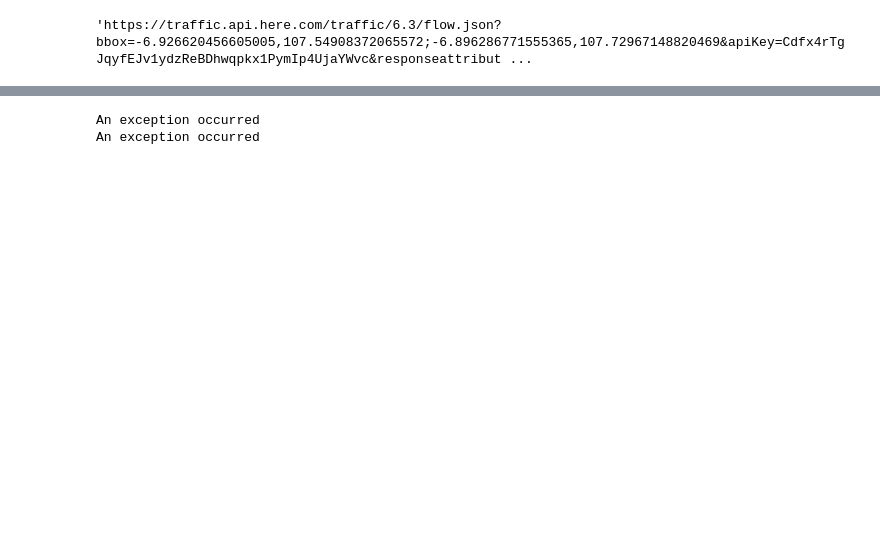
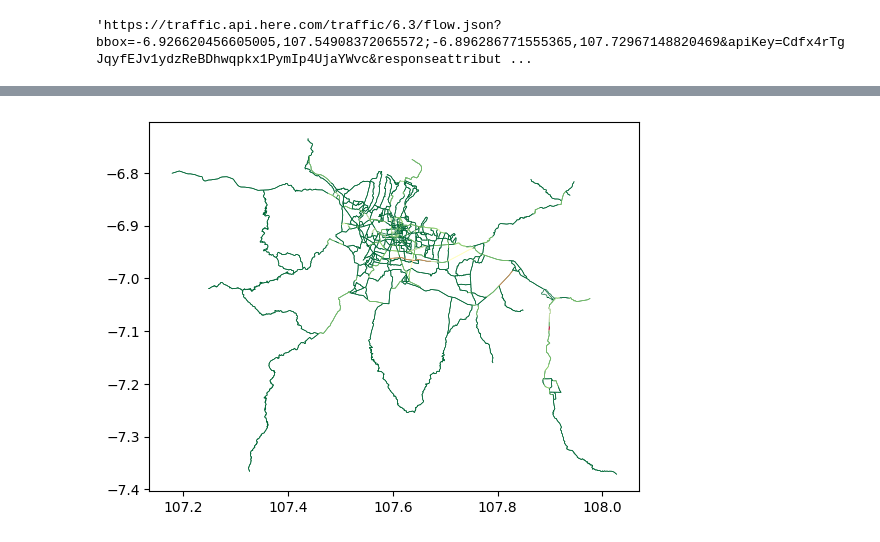
Before and after one commit to ditarnnt/Bandung-Traffic, a Jupyter notebook: Dataframe.ipynb, the cells around one changed output, grey strips where cells are left out. Saved outputs shown, nothing was run; the diff lists cells and outputs as text; code cells hidden in the pictures; blank space fills up the shorter version.

```diff
--- a/Dataframe.ipynb
+++ b/Dataframe.ipynb
@@ -163,3 +180,39 @@ def plot_lines_on_folium(gdf, fname, center_lat, center_lon, zoom_start):
+# %%
+def plot_lines_on_folium(gdf, fname, center_lat, center_lon, zoom_start):
+    # convert JamFactor_category column to string
+    gdf['jamFactor_category'] = gdf['jamFactor_category'].astype(str)
+
+    # create map centered at specified latitude and longitude
+    map_center = [center_lat, center_lon]
+    m = folium.Map(location=map_center, zoom_start=zoom_start,tiles='CartoDB dark_matter')
+
+    # Define the colors using RGB values
+    color_dict = {
+        '(-1, 1]': '#008000',
+        '(1, 3]': '#7fff00',
+        '(3, 4]': '#ffff00',
+        '(4, 8]': '#ffa500',
+        '(8, 11]': '#ff0000'
+    }
+
+    gdf['color'] = gdf['jamFactor_category'].map(color_dict)
+
+    # iterate over rows and add each line to the map with corresponding color
+    for idx, row in gdf.iterrows():
+        color = None
+        weight = 2
+        opacity = 0.7
+        if row['jamFactor_category'] in color_dict:
+            color = color_dict[row['jamFactor_category']]
+
+            # print(f"jamFactor_category: {row['jamFactor_category']}")
+            # print(f"color: {color}")
+
+        if color:
+            folium.PolyLine(locations=row['geometry'].coords, color=color,weight=weight, opacity=opacity).add_to(m)
+
+    # save map as HTML file
+    m.save(f'{fname}')
 # %%
 import glob
 import os
@@ -178,13 +231,13 @@ def process_here_maps_outputs(directory_path, output_dir):
         gdf = gpd.GeoDataFrame(df, geometry=geometry)
         gdf.crs = {'init':'epsg:4326'}
         bin_edges = [-1, 1, 3, 4, 8, 11]
-        df['jamFactor_category'] = pd.cut(df['JamFactor'], bins=bin_edges)
-        df['group'] = df['jamFactor_category']
+        gdf['jamFactor_category'] = pd.cut(gdf['JamFactor'], bins=bin_edges)
+        gdf['group'] = gdf['jamFactor_category']
+        gdf.sort_values("JamFactor").plot(column="group", cmap='RdYlGn_r', categorical=True, linewidth=.5)
         html_filename = os.path.splitext(os.path.basename(json_file))[0] + '.html'
         html_path = os.path.join(output_dir, html_filename)
         plot_lines_on_folium(gdf, html_path, -6.905977, 107.613144, 13)
 # %%
-process_here_maps_outputs('E:\FASTRACK\SMT10\Bandung-Traffic', 'E:\FASTRACK\SMT10\Bandung-Traffic\HTML')
+process_here_maps_outputs('E:\FASTRACK\SMT10\Bandung-Traffic\coba', 'E:\FASTRACK\SMT10\Bandung-Traffic\HTML')
 # %% [output]
-An exception occurred
-An exception occurred
+[figure, added]
```
Also changed, not shown: parts of 11 cells of this notebook.
